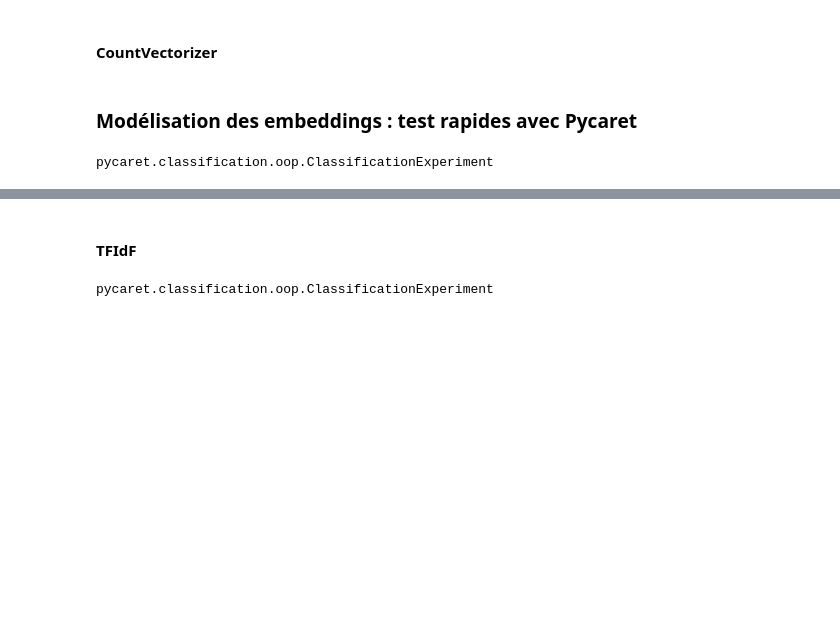
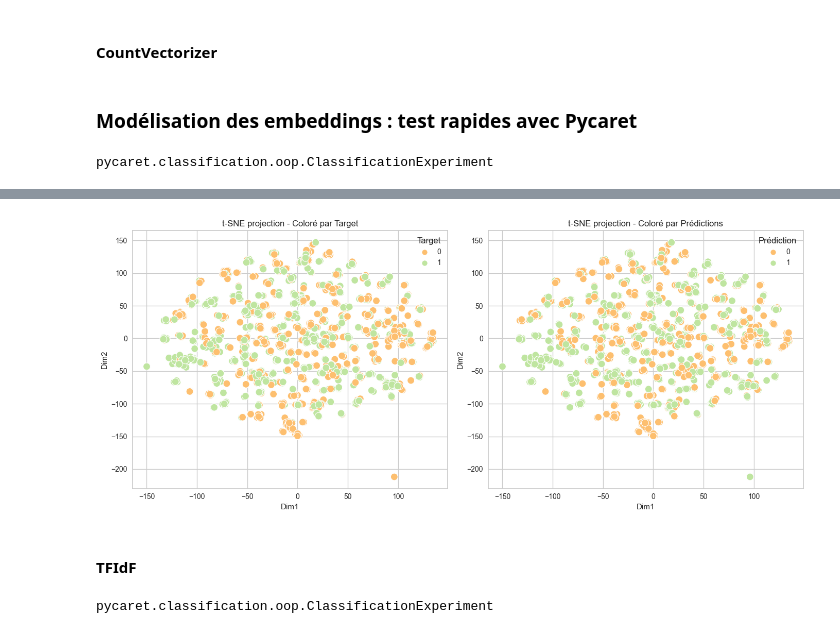
Before and after one commit to cecile-aie/oc_aiep7, a Jupyter notebook: P7_approche_classique.ipynb, the cells around one changed output, grey strips where cells are left out. Saved outputs shown, nothing was run; the diff lists cells and outputs as text; code cells hidden in the pictures; blank space fills up the shorter version.

```diff
--- a/P7_approche_classique.ipynb
+++ b/P7_approche_classique.ipynb
@@ -290,2 +244,64 @@ Transformation Pipeline and Model Successfully Saved
+# %%
+import pandas as pd
+from sklearn.manifold import TSNE
+from sklearn.decomposition import TruncatedSVD
+import matplotlib.pyplot as plt
+import seaborn as sns
+
+# 1. Préparation des données : Extraire les colonnes à projeter
+# X = pred_holdouts.drop(['target', 'prediction_label', 'prediction_score'], axis=1)
+X = test_count.drop(['target'], axis=1)
+
+# Si X est une matrice creuse (sparse), on la convertit en dense
+if hasattr(X, "toarray"):  # Vérifier si les données sont creuses
+    X = X.toarray()
+
+# 2. Réduction de dimensionnalité avec TruncatedSVD avant t-SNE
+svd = TruncatedSVD(n_components=50, random_state=42)  # Réduire à 50 dimensions
+X_svd = svd.fit_transform(X)
+
+# Alternative UMAP
+# import umap
+# reducer = umap.UMAP(n_components=50, random_state=42)
+# X_umap = reducer.fit_transform(X)
+
+# Alternative non linéaire
+# from sklearn.decomposition import KernelPCA
+# kpca = KernelPCA(n_components=50, kernel='rbf', gamma=0.1)  # Kernel PCA avec noyau RBF
+# X_kpca = kpca.fit_transform(X)
+
+# Réduction supervisée (LDA)
+# from sklearn.discriminant_analysis import LinearDiscriminantAnalysis as LDA
+# lda = LDA(n_components=1)
+# X_lda = lda.fit_transform(X.to, pred_holdouts['target'])  # Utilisation des labels
+
+# 3. Application de t-SNE avec le solveur arpack
+tsne = TSNE(n_components=2, random_state=42, method='barnes_hut', n_iter=2000, perplexity=2, init="random", learning_rate=300)
+X_tsne = tsne.fit_transform(X_svd)
+
+# 4. Ajouter les vraies valeurs et les prédictions aux résultats t-SNE pour la visualisation
+tsne_df = pd.DataFrame(X_tsne, columns=['Dim1', 'Dim2'])
+tsne_df['target'] = pred_holdouts['target'].values
+tsne_df['prediction_label'] = pred_holdouts['prediction_label'].values
+
+# 5. Création des graphes t-SNE colorés par les vraies valeurs et par les prédictions
+plt.figure(figsize=(14, 6))
+
+# Graphe à gauche: coloré par les vraies valeurs (target)
+plt.subplot(1, 2, 1)
+sns.scatterplot(x='Dim1', y='Dim2', hue='target', data=tsne_df, palette='Spectral', s=100)
+plt.title('t-SNE projection - Coloré par Target')
+plt.legend(title='Target', loc='best')
+
+# Graphe à droite: coloré par les prédictions (prediction_label)
+plt.subplot(1, 2, 2)
+sns.scatterplot(x='Dim1', y='Dim2', hue='prediction_label', data=tsne_df, palette='Spectral', s=100)
+plt.title('t-SNE projection - Coloré par Prédictions')
+plt.legend(title='Prédiction', loc='best')
+
+plt.tight_layout()
+plt.show()
+# %% [output]
+[figure, new version]
 # %% [markdown]
 #### TFIdF
```
Also changed, not shown: parts of 25 cells of this notebook, 2 other files.
